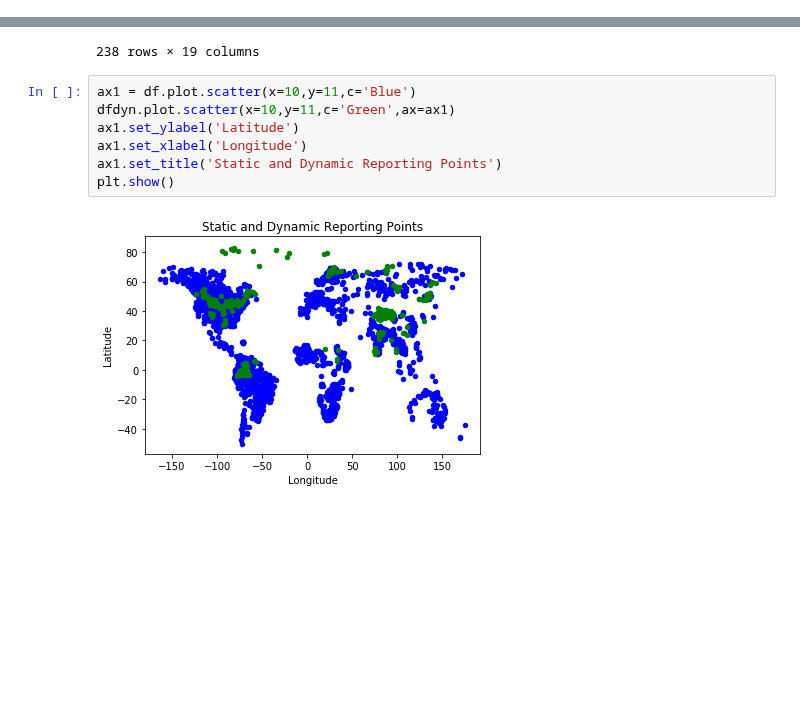
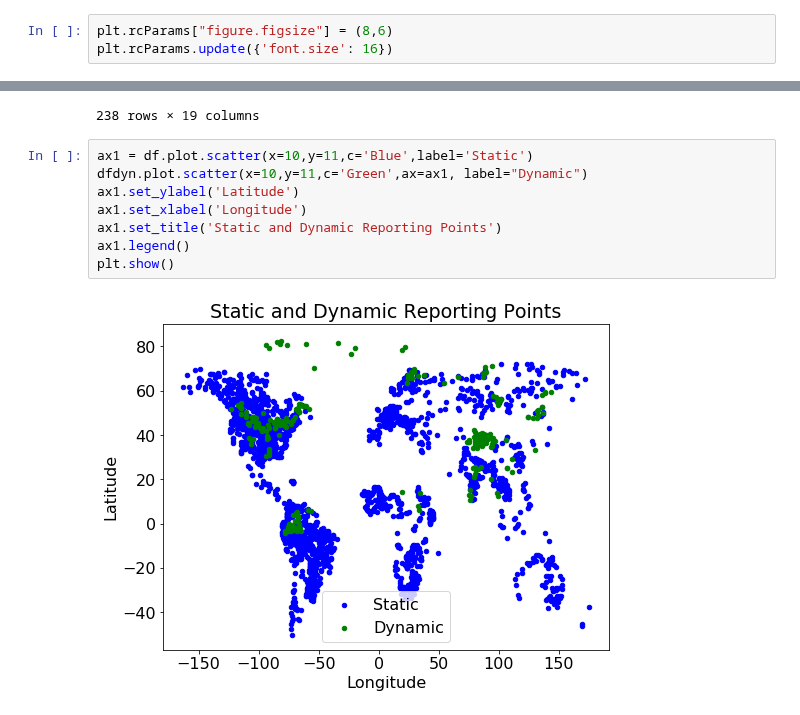
Before and after one commit to Global-Flood-Assessment/ModelOfModels, a Jupyter notebook: data/GloFAS_data_sample.ipynb, the cells around one changed output, grey strips where cells are left out. Saved outputs shown, nothing was run; the diff lists cells and outputs as text; blank space fills up the shorter version.

```diff
--- a/data/GloFAS_data_sample.ipynb
+++ b/data/GloFAS_data_sample.ipynb
@@ -35,6 +35,9 @@ import matplotlib.pyplot as plt
 import pandas as pd
 import geopandas
 from shapely.geometry import Point
+# %%
+plt.rcParams["figure.figsize"] = (8,6)
+plt.rcParams.update({'font.size': 16})
 # %%
 # change working directory
 %cd GloFAS\ data
@@ -82,11 +85,12 @@ dfdyn
 | 237 | 2563 | 238 | Dynamic Point | - | - | - | - | - | - | 33128.0 | -77.75 | ... |
 238 rows × 19 columns
 # %%
-ax1 = df.plot.scatter(x=10,y=11,c='Blue')
-dfdyn.plot.scatter(x=10,y=11,c='Green',ax=ax1)
+ax1 = df.plot.scatter(x=10,y=11,c='Blue',label='Static')
+dfdyn.plot.scatter(x=10,y=11,c='Green',ax=ax1, label="Dynamic")
 ax1.set_ylabel('Latitude')
 ax1.set_xlabel('Longitude')
 ax1.set_title('Static and Dynamic Reporting Points')
+ax1.legend()
 plt.show()
 # %% [output]
-[figure, old version]
+[figure, new version]
```
Also changed, not shown: parts of 2 cells of this notebook.
